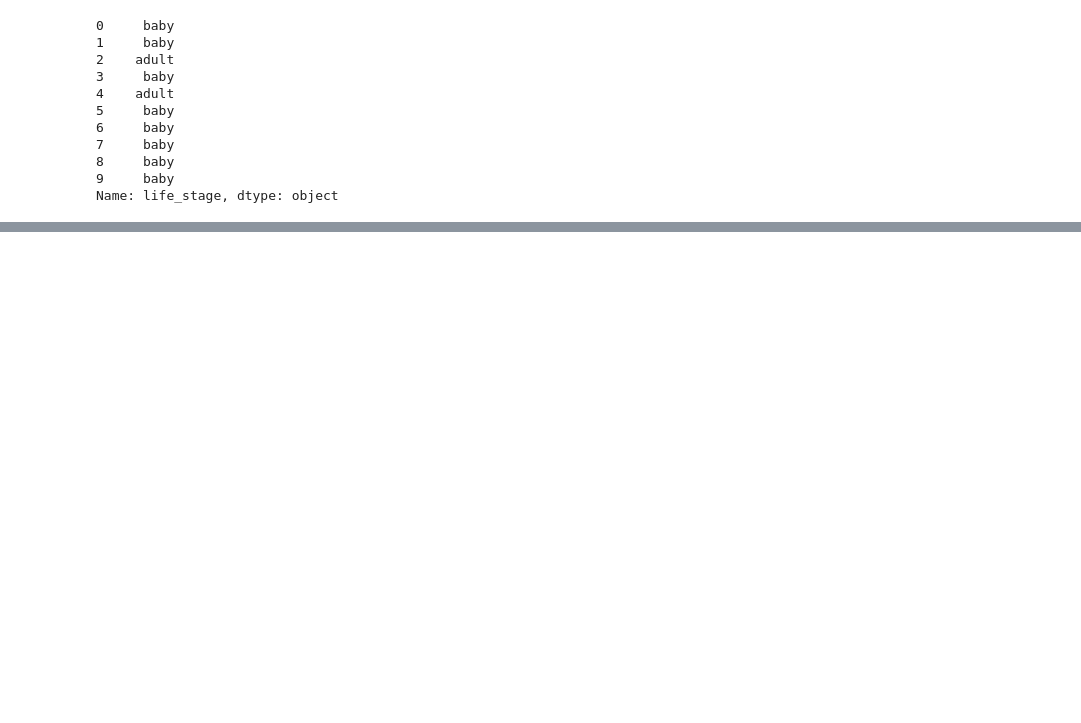
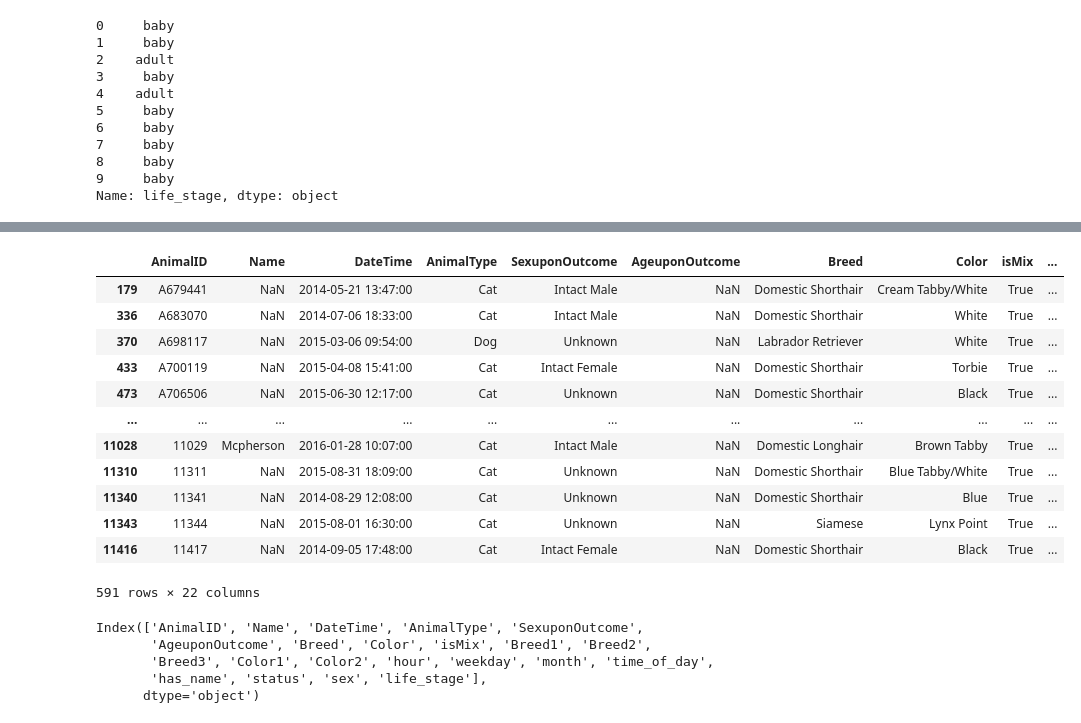
Before and after one commit to rtezen23/shelter_animal_outcomes, a Jupyter notebook: main.ipynb, the cells around one changed output, grey strips where cells are left out. Saved outputs shown, nothing was run; the diff lists cells and outputs as text; code cells hidden in the pictures; blank space fills up the shorter version.

```diff
--- a/main.ipynb
+++ b/main.ipynb
@@ -528,0 +564,16 @@ Name: life_stage, dtype: object
+# %%
+df.loc[df['AgeuponOutcome'].isna()]
+# %% [output]
+|  | AnimalID | Name | DateTime | AnimalType | SexuponOutcome | AgeuponOutcome | Breed | Color | isMix | ... |
+| 179 | A679441 | NaN | 2014-05-21 13:47:00 | Cat | Intact Male | NaN | Domestic Shorthair | Cream Tabby/White | True | ... |
+| 336 | A683070 | NaN | 2014-07-06 18:33:00 | Cat | Intact Male | NaN | Domestic Shorthair | White | True | ... |
+| 370 | A698117 | NaN | 2015-03-06 09:54:00 | Dog | Unknown | NaN | Labrador Retriever | White | True | ... |
+| 433 | A700119 | NaN | 2015-04-08 15:41:00 | Cat | Intact Female | NaN | Domestic Shorthair | Torbie | True | ... |
+| 473 | A706506 | NaN | 2015-06-30 12:17:00 | Cat | Unknown | NaN | Domestic Shorthair | Black | True | ... |
+| ... | ... | ... | ... | ... | ... | ... | ... | ... | ... | ... |
+| 11028 | 11029 | Mcpherson | 2016-01-28 10:07:00 | Cat | Intact Male | NaN | Domestic Longhair | Brown Tabby | True | ... |
+| 11310 | 11311 | NaN | 2015-08-31 18:09:00 | Cat | Unknown | NaN | Domestic Shorthair | Blue Tabby/White | True | ... |
+| 11340 | 11341 | NaN | 2014-08-29 12:08:00 | Cat | Unknown | NaN | Domestic Shorthair | Blue | True | ... |
+| 11343 | 11344 | NaN | 2015-08-01 16:30:00 | Cat | Unknown | NaN | Siamese | Lynx Point | True | ... |
+| 11416 | 11417 | NaN | 2014-09-05 17:48:00 | Cat | Intact Female | NaN | Domestic Shorthair | Black | True | ... |
+591 rows × 22 columns
@@ -528,0 +582,8 @@ Name: life_stage, dtype: object
+# %%
+df.columns
+# %% [output]
+Index(['AnimalID', 'Name', 'DateTime', 'AnimalType', 'SexuponOutcome',
+       'AgeuponOutcome', 'Breed', 'Color', 'isMix', 'Breed1', 'Breed2',
+       'Breed3', 'Color1', 'Color2', 'hour', 'weekday', 'month', 'time_of_day',
+       'has_name', 'status', 'sex', 'life_stage'],
+      dtype='object')
```
Also changed, not shown: parts of 26 cells of this notebook.
